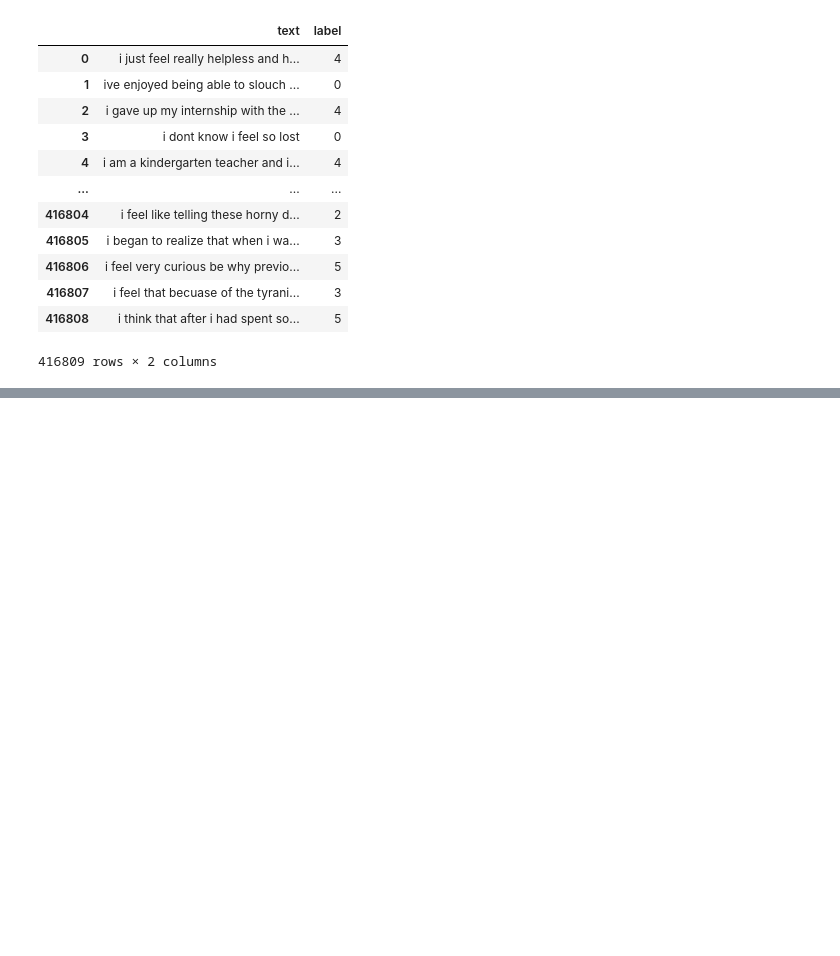
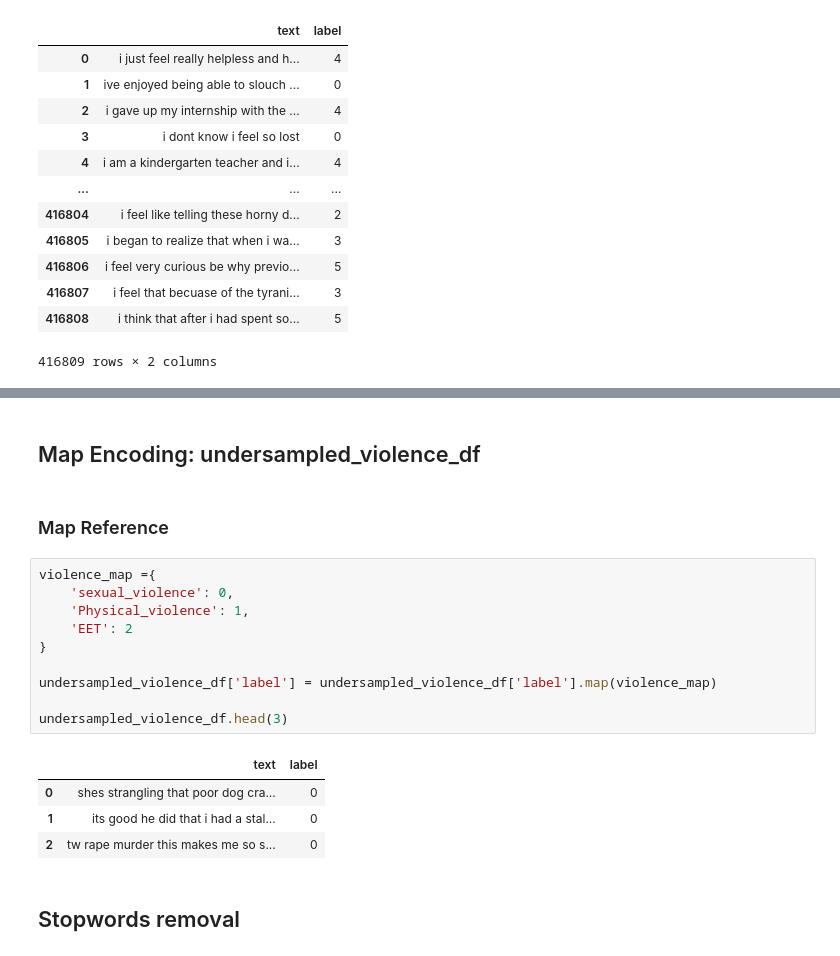
Before and after one commit to MC993/IH_NLP_Final_Project, a Jupyter notebook: Notebook.ipynb, the cells around one changed output, grey strips where cells are left out. Saved outputs shown, nothing was run; the diff lists cells and outputs as text; blank space fills up the shorter version.

```diff
--- a/Notebook.ipynb
+++ b/Notebook.ipynb
@@ -322,0 +491,21 @@ undersampled_emotion_df
+# %% [markdown]
+## Map Encoding: undersampled_violence_df
+# %% [markdown]
+### Map Reference
+# %%
+violence_map ={
+    'sexual_violence': 0,
+    'Physical_violence': 1,
+    'EET': 2
+}
+
+undersampled_violence_df['label'] = undersampled_violence_df['label'].map(violence_map)
+
+undersampled_violence_df.head(3)
+# %% [output]
+|  | text | label |
+| 0 | shes strangling that poor dog cra... | 0 |
+| 1 | its good he did that i had a stal... | 0 |
+| 2 | tw rape murder this makes me so s... | 0 |
+# %% [markdown]
+## Stopwords removal
```
Also changed, not shown: parts of 26 cells of this notebook, 1 other file.
